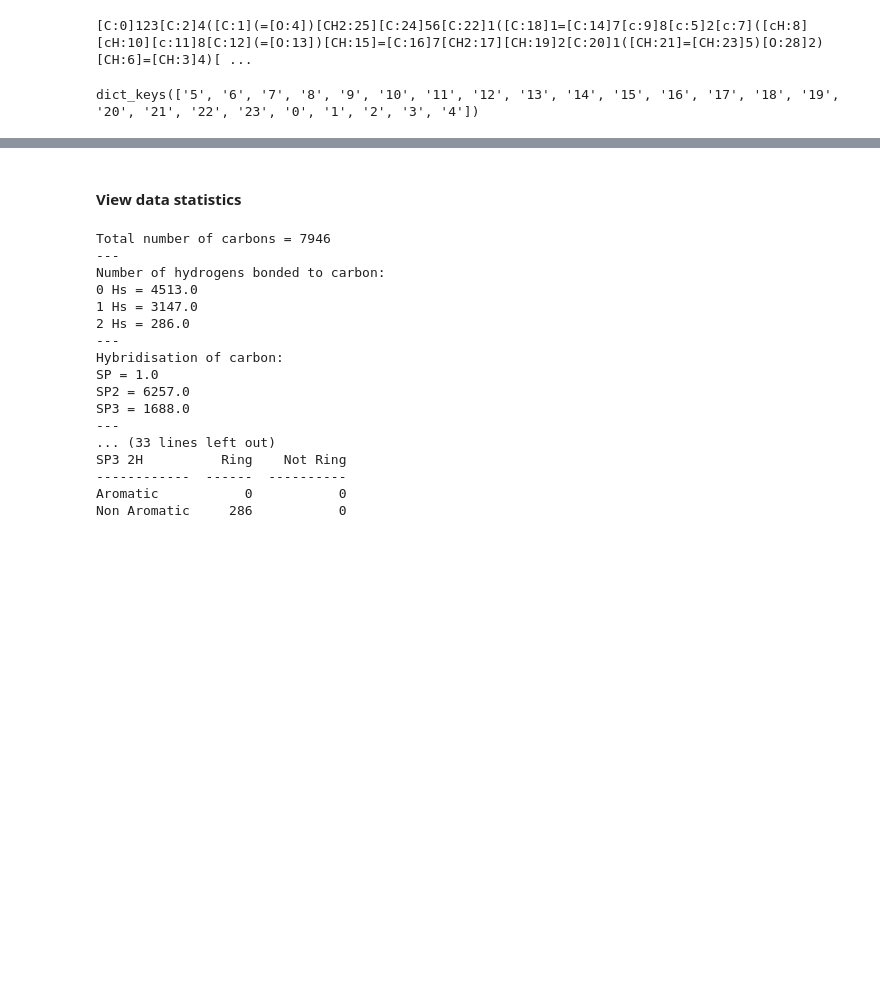
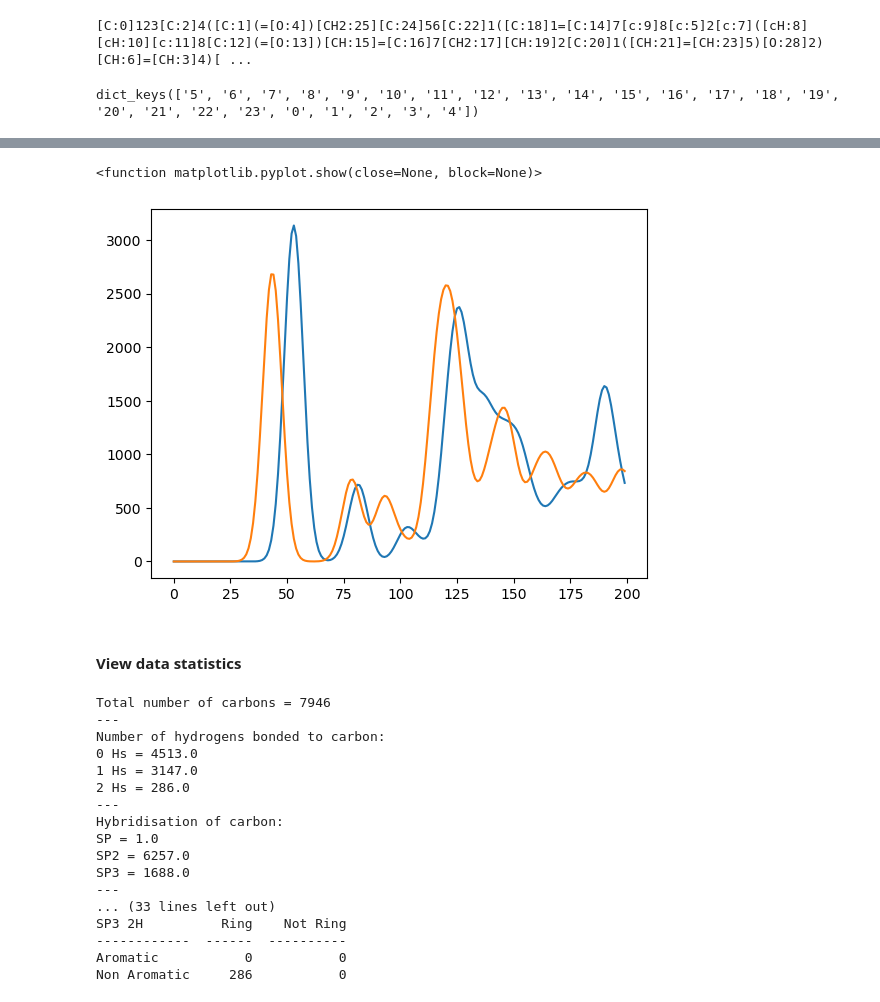
Before and after one commit to sam-j-hall/GO_molecule_GNN, a Jupyter notebook: view_data.ipynb, the cells around one changed output, grey strips where cells are left out. Saved outputs shown, nothing was run; the diff lists cells and outputs as text; code cells hidden in the pictures; blank space fills up the shorter version.

```diff
--- a/view_data.ipynb
+++ b/view_data.ipynb
@@ -66,3 +66,14 @@ mol
+# %%
+# Plot carbons of similar environment
+# Dictionary numbers correspond to atom map number C# but
+# not including the oxygens
+plt.plot(dict[1][name]['8'])
+plt.plot(dict[1][name]['12'])
+#plt.plot(dict[1][name]['9'])
+plt.show
+# %% [output]
+<function matplotlib.pyplot.show(close=None, block=None)>
+[figure, added]
 # %% [markdown]
 #### View data statistics
 # %%
```
Also changed, not shown: parts of 15 cells of this notebook.
